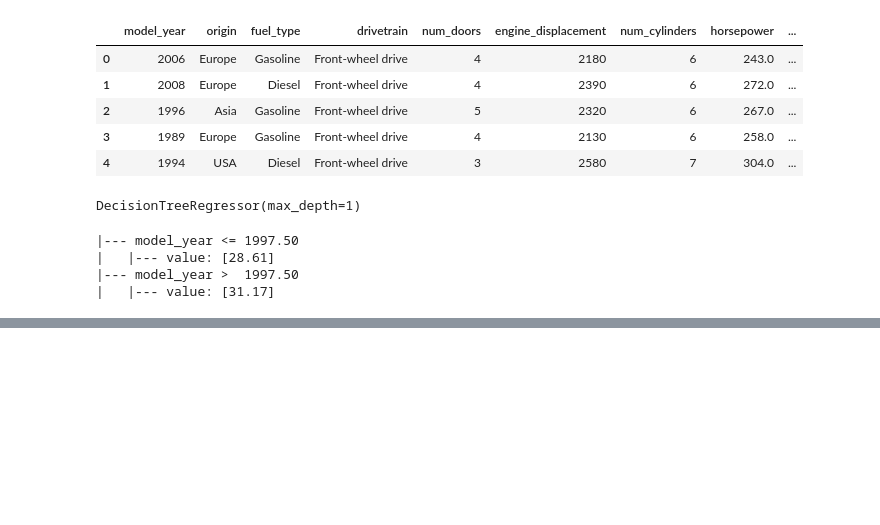
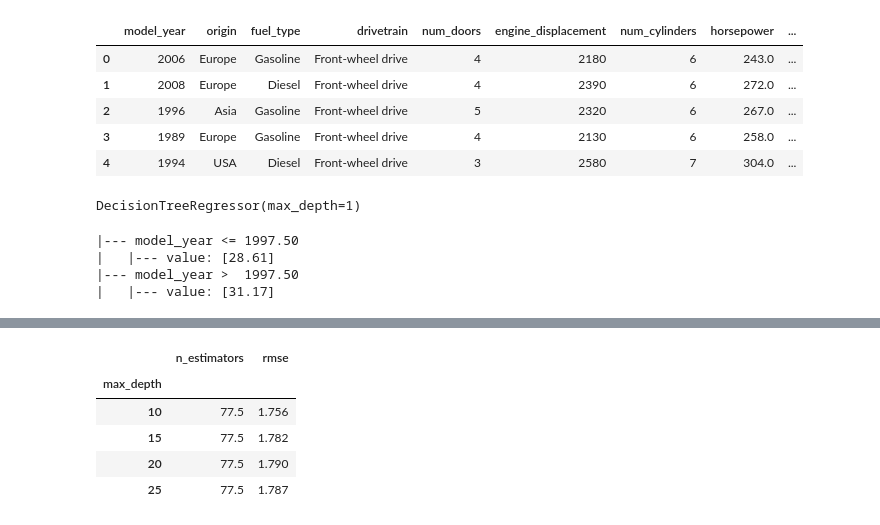
Before and after one commit to NameRectified/ml-zoomcamp, a Jupyter notebook: module-6/homework/main.ipynb, the cells around one changed output, grey strips where cells are left out. Drawn from its saved outputs; the diff is of its cells as text; code cells hidden in the pictures; blank space fills up the shorter version.

```diff
--- a/module-6/homework/main.ipynb
+++ b/module-6/homework/main.ipynb
@@ -60,0 +65,4 @@ print(export_text(dt, feature_names=list(dv.get_feature_names_out())))
+# %%
+rf = RandomForestRegressor(n_estimators=10, random_state=1, n_jobs=-1)
+
+rf.fit(X_train, y_train)
@@ -60,0 +71,4 @@ print(export_text(dt, feature_names=list(dv.get_feature_names_out())))
+# %%
+val_dicts = df_val.to_dict(orient='records')
+X_val = dv.transform(val_dicts)
+y_pred = rf.predict(X_val)
@@ -60,0 +110,12 @@ print(export_text(dt, feature_names=list(dv.get_feature_names_out())))
+# %%
+columns = ['n_estimators', 'max_depth', 'rmse']
+scores_df = pd.DataFrame(scores, columns=columns)
+max_depth_group = scores_df.groupby('max_depth').mean()
+round(max_depth_group,3)
+# %% [output]
+|  | n_estimators | rmse |
+| max_depth |  |  |
+| 10 | 77.5 | 1.756 |
+| 15 | 77.5 | 1.782 |
+| 20 | 77.5 | 1.790 |
+| 25 | 77.5 | 1.787 |
```
Also changed, not shown: parts of 17 cells of this notebook.
